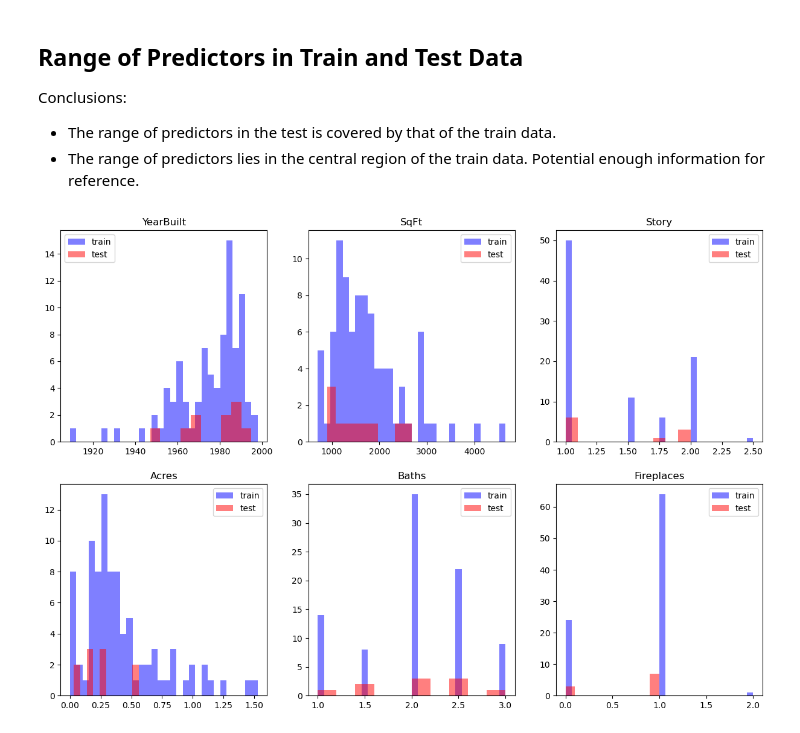
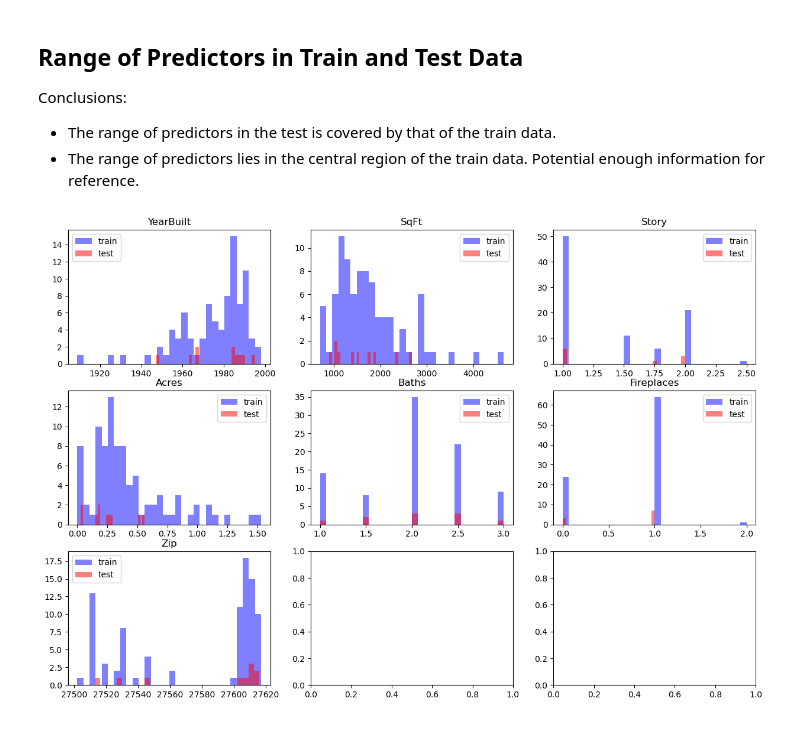
Before and after one commit to FlammingFrost/STATS-202-Competition, a Jupyter notebook: EDA-Data-Transformation/dataStructure.ipynb, the cells around one changed output. Saved outputs shown, nothing was run; the diff lists cells and outputs as text; code cells hidden in the pictures.

```diff
--- a/EDA-Data-Transformation/dataStructure.ipynb
+++ b/EDA-Data-Transformation/dataStructure.ipynb
@@ -7,11 +7,14 @@ import matplotlib.pyplot as plt
 # Read the CSV file
 df = pd.read_csv('../data/rawdata/train.csv')
 df_test = pd.read_csv('../data/rawdata/test.csv')
+## Remane test "ZIP" to "Zip"
+df_test = df_test.rename(columns={'ZIP': 'Zip'})
 
 ## delete the potential error data - 5th row
 df = df.drop([4], axis=0)
 ## Drop the column 'Id' from the data
 df = df.drop(['ID'], axis=1)
+df_test = df_test.drop(['ID'], axis=1)
 
 # Generate data description
 description = df.describe(include='all')
@@ -64,17 +67,17 @@ Conclusions:
 # %%
 import matplotlib.pyplot as plt
 
 # List of predictors
-predictors = ['YearBuilt', 'SqFt', 'Story', 'Acres', 'Baths', 'Fireplaces']
+predictors = ['YearBuilt', 'SqFt', 'Story', 'Acres', 'Baths', 'Fireplaces', 'Zip']
 
 # Plot overlapping histograms
 # 2 by 3 subplots
-fig, axs = plt.subplots(2, 3, figsize=(15, 10))
+fig, axs = plt.subplots(3, 3, figsize=(15, 10))
 for predictor in predictors:
     i, j = divmod(predictors.index(predictor), 3)
     axs[i, j].hist(df[predictor], bins=30, alpha=0.5, color='b', label='train')
     axs[i, j].hist(df_test[predictor], bins=30, alpha=0.5, color='r', label='test')
     axs[i, j].set_title(predictor)
     axs[i, j].legend()
 # %% [output]
-[figure, old version]
+[figure, new version]
```
Also changed, not shown: parts of 1 cell of this notebook, 1 other file.
